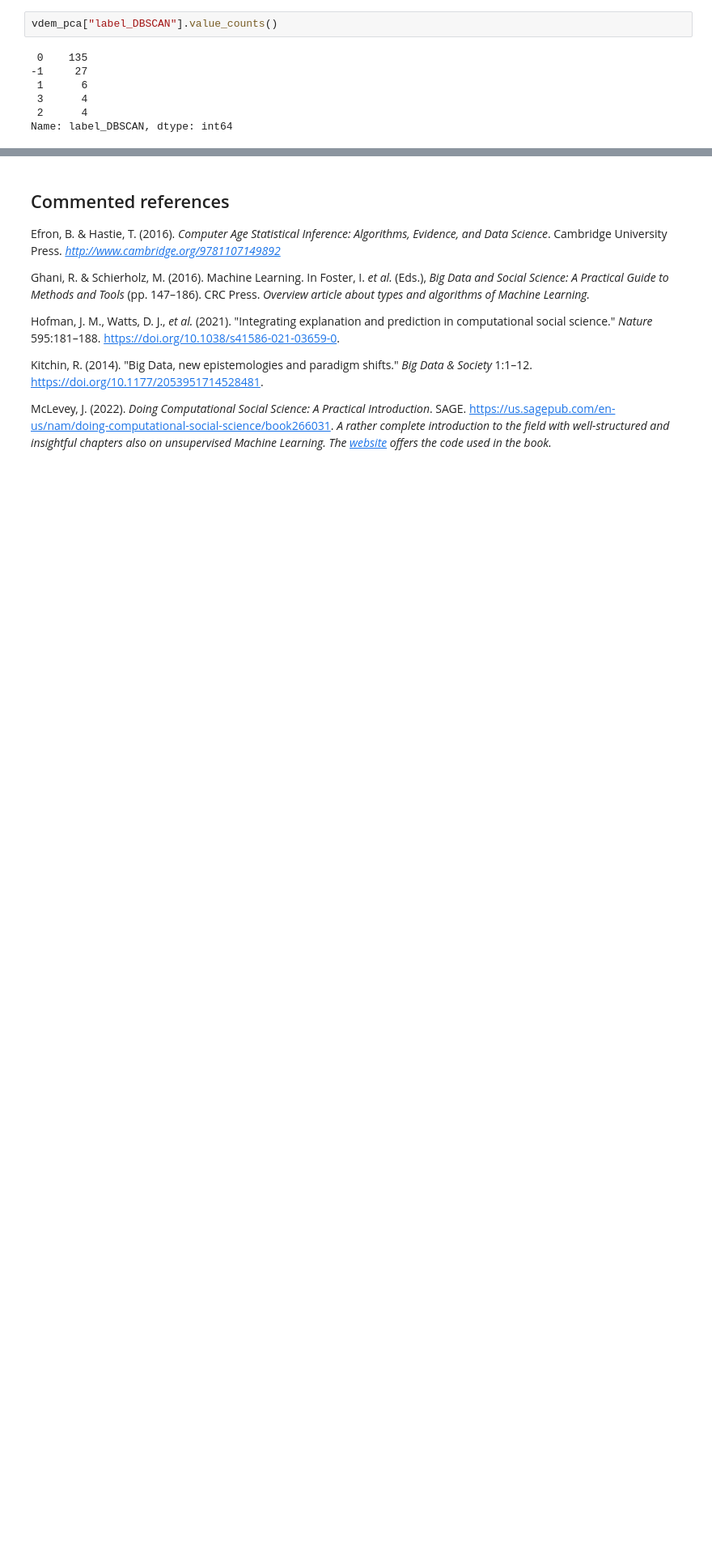
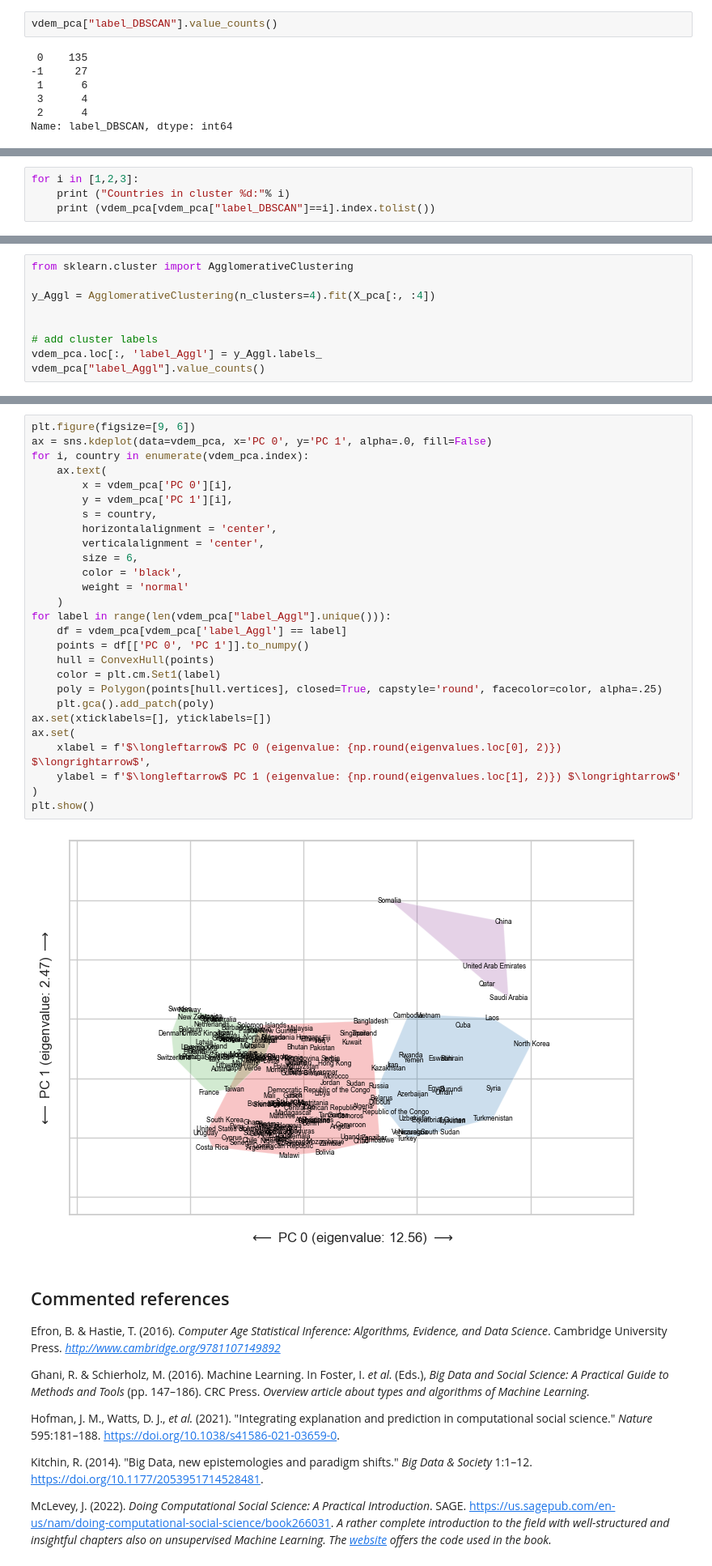
Before and after one commit to gesiscss/css_methods_python, a Jupyter notebook: d_data_analysis_methods/3_unsupervised_machine_learning.ipynb, the cells around one changed output, grey strips where cells are left out. Shown at 81% size. Saved outputs shown, nothing was run; the diff lists cells and outputs as text; blank space fills up the shorter version.

Commit message:
DBSCAN_2

```diff
--- a/d_data_analysis_methods/3_unsupervised_machine_learning.ipynb
+++ b/d_data_analysis_methods/3_unsupervised_machine_learning.ipynb
@@ -873,0 +855,4 @@ Name: label_DBSCAN, dtype: int64
+# %%
+for i in [1,2,3]:
+    print ("Countries in cluster %d:"% i)
+    print (vdem_pca[vdem_pca["label_DBSCAN"]==i].index.tolist())
@@ -873,0 +873,9 @@ Name: label_DBSCAN, dtype: int64
+# %%
+from sklearn.cluster import AgglomerativeClustering
+
+y_Aggl = AgglomerativeClustering(n_clusters=4).fit(X_pca[:, :4])
+
+
+# add cluster labels
+vdem_pca.loc[:, 'label_Aggl'] = y_Aggl.labels_
+vdem_pca["label_Aggl"].value_counts()
@@ -874,3 +907,32 @@ Name: label_DBSCAN, dtype: int64
+# %%
+plt.figure(figsize=[9, 6])
+ax = sns.kdeplot(data=vdem_pca, x='PC 0', y='PC 1', alpha=.0, fill=False)
+for i, country in enumerate(vdem_pca.index):
+    ax.text(
+        x = vdem_pca['PC 0'][i],
+        y = vdem_pca['PC 1'][i],
+        s = country,
+        horizontalalignment = 'center',
+        verticalalignment = 'center',
+        size = 6,
+        color = 'black',
+        weight = 'normal'
+    )
+for label in range(len(vdem_pca["label_Aggl"].unique())):
+    df = vdem_pca[vdem_pca['label_Aggl'] == label]
+    points = df[['PC 0', 'PC 1']].to_numpy()
+    hull = ConvexHull(points)
+    color = plt.cm.Set1(label)
+    poly = Polygon(points[hull.vertices], closed=True, capstyle='round', facecolor=color, alpha=.25)
+    plt.gca().add_patch(poly)
+ax.set(xticklabels=[], yticklabels=[])
+ax.set(
+    xlabel = f'$\longleftarrow$ PC 0 (eigenvalue: {np.round(eigenvalues.loc[0], 2)}) $\longrightarrow$',
+    ylabel = f'$\longleftarrow$ PC 1 (eigenvalue: {np.round(eigenvalues.loc[1], 2)}) $\longrightarrow$'
+)
+plt.show()
+# %% [output]
+[figure, added]
 # %% [markdown]
 ## Commented references
 
```
Also changed, not shown: parts of 34 cells of this notebook.
